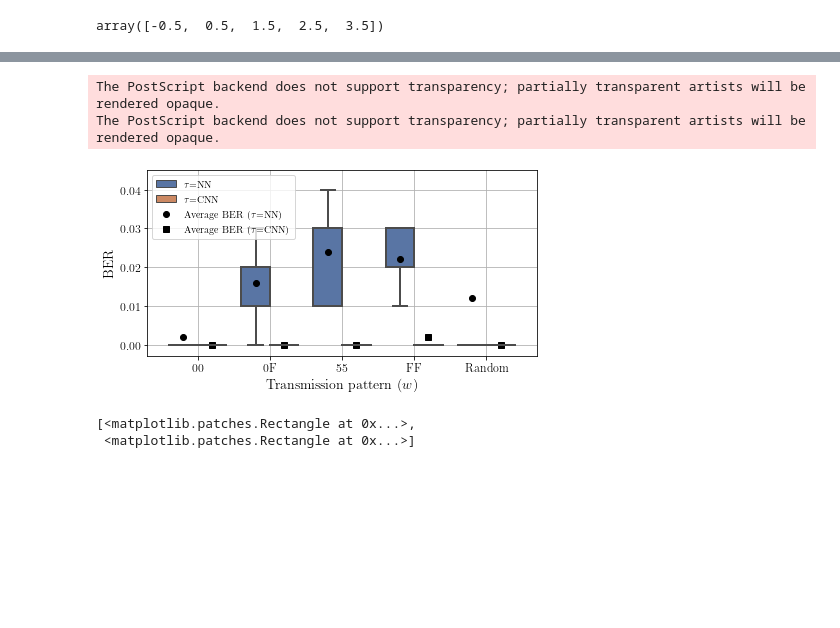
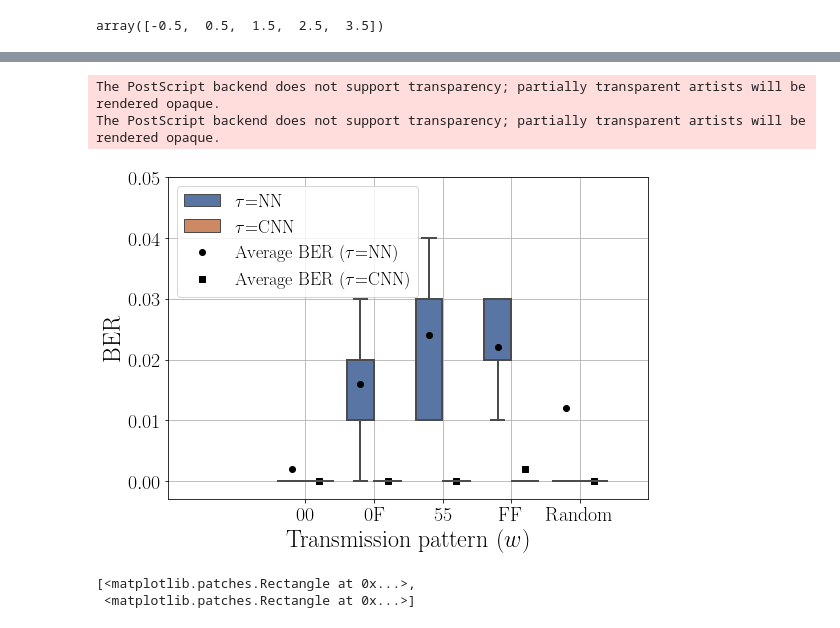
Before and after one commit to IMTAltiStudiLucca/mentalist, a Jupyter notebook: src/plotting.ipynb, the cells around one changed output, grey strips where cells are left out. Cells and saved outputs as stored; diff of their text form; code cells hidden in the pictures; blank space fills up the shorter version.

```diff
--- a/src/plotting.ipynb
+++ b/src/plotting.ipynb
@@ -1846,7 +1852,7 @@ gb_error_rates_cnn = df_error_rates_cnn.groupby('sim_n').agg(
     n_clients = pd.NamedAgg(column='n_clients', aggfunc='first'),
     n_channels=pd.NamedAgg(column='n_channels', aggfunc='first'))
 # %%
-fig, axs = plt.subplots(2,sharex=True,figsize=(6.5,5))
+fig, axs = plt.subplots(2,sharex=True,figsize=(7,5.5))
 
 sns.boxplot(x='n_channels', y='error_rate', data=df_error_rates, color='steelblue', linewidth=2, showfliers=False,ax=axs[0])
 sns.lineplot(x=gb_error_rates.n_channels-1,y=gb_error_rates.error_rate_mean,linewidth=4,color='orangered',label='Average BER',ax=axs[0],marker='o')
@@ -1868,25 +1874,25 @@ sns.lineplot(x=gb_error_rates_cnn.n_channels-1,y=gb_error_rates_cnn.error_rate_m
 #     if i == 4:
 #         axs[i].set_ylabel('Accuracy',fontdict=font)
 
-plt.xlabel('Number of channels ($k$)',fontsize=14,fontdict=font)
+plt.xlabel('Number of channels ($k$)',fontsize=24,fontdict=font)
 axs[0].set_xlabel('')
-axs[0].set_ylabel('BER',fontsize=14,fontdict=font)
-axs[1].set_ylabel('BER',fontsize=14,fontdict=font)
-plt.xticks(fontsize=12)
+axs[0].set_ylabel('BER',fontsize=24,fontdict=font)
+axs[1].set_ylabel('BER',fontsize=24,fontdict=font)
+plt.xticks(fontsize=20)
 handles, _ = axs[0].get_legend_handles_labels()
-axs[0].legend(handles, [r'Average BER $\tau=NN$'], loc="upper left")
+axs[0].legend(handles, [r'Average BER $\tau=NN$'], loc="lower right",fontsize=18)
 
 handles, _ = axs[1].get_legend_handles_labels()
-axs[1].legend(handles, [r'Average BER $\tau=CNN$'], loc="upper left")
+axs[1].legend(handles, [r'Average BER $\tau=CNN$'], loc="lower right",fontsize=18)
 
 
 #set the label format
-# label_format = '{:.2f}'
-# for i in range(0,2):
-#     ticks_loc = axs[i].get_yticks().tolist()
-#     axs[i].yaxis.set_major_locator(mticker.FixedLocator(ticks_loc))
-#     axs[i].set_yticklabels([label_format.format(x) for x in ticks_loc],fontsize=12)
-#     axs[0].set_yticklabels([label_format.format(x) for x in ticks_loc],fontsize=12)
+label_format = '{:.2f}'
+for i in range(0,2):
+    ticks_loc = axs[i].get_yticks().tolist()
+    axs[i].yaxis.set_major_locator(mticker.FixedLocator(ticks_loc))
+    axs[i].set_yticklabels([label_format.format(x) for x in ticks_loc],fontsize=18)
+    axs[i].set_yticklabels([label_format.format(x) for x in ticks_loc],fontsize=18)
 
 # axs[1].set_yticklabels(labels)
 
@@ -2376,14 +2417,14 @@ offsets -= offsets.mean()
 
 fig, ax = plt.subplots()
 
-fig.set_size_inches([6.4,3.375 ])
+fig.set_size_inches((8,5.5))
 ax = sns.boxplot(data=df_error_rates_total, x=x_col, y=y_col, hue=hue_col,
                  hue_order=hue_order, showfliers=False,
                  palette=sns.color_palette('deep'),linewidth=2)
-plt.xlabel('Transmission pattern ($w$)',fontsize=14)
-plt.ylabel('BER',fontsize=14)
-plt.xticks(fontsize=12)
-plt.yticks(fontsize=12)
+plt.xlabel('Transmission pattern ($w$)',fontsize=24)
+plt.ylabel('BER',fontsize=24)
+plt.xticks(fontsize=20)
+plt.yticks(fontsize=20)
 
 means = df_error_rates_total.groupby([hue_col,x_col])[y_col].mean()
 
@@ -2393,36 +2434,37 @@ for (gr,temp),o,m in zip(means.groupby(level=0),offsets,markers):
     ax.plot(np.arange(temp.values.size)-o, temp.values, m,c='black',label='sdf')
 
 handles, _ = ax.get_legend_handles_labels()
 tmp_cnn_average = handles[0]
 tmp_nn_average = handles[1]
 tmp_nn_box = handles[2]
 tmp_cnn_box = handles[3]
 
 handles[0] = tmp_nn_box
 handles[1] = tmp_cnn_box
 handles[2] = tmp_nn_average
 handles[3] = tmp_cnn_average
 
 # # handles[0] = handles[1]
 # # handles[1] = tmp
 ax.legend(handles,
           [r'$\tau$=NN',r'$\tau$=CNN',r'Average BER ($\tau$=NN)',r'Average BER ($\tau$=CNN)',
           ],
-          loc="upper left")
+          loc="upper left",fontsize=18)
 
 
 plt.grid()
 plt.tight_layout()
-plt.ylim([-0.003,0.045])
+plt.ylim([-0.003,0.05])
+plt.xlim([-2,5])
 plt.savefig('plots/error-rate-patterns_both.png', dpi=300)
 plt.savefig('plots/error-rate-patterns_both.svg', dpi=300)
 plt.savefig('plots/error-rate-patterns_both.eps', dpi=300)
 plt.savefig('plots/error-rate-patterns_both.pdf', dpi=300)
 plt.show()
 # %% [output]
 The PostScript backend does not support transparency; partially transparent artists will be rendered opaque.
 The PostScript backend does not support transparency; partially transparent artists will be rendered opaque.
-[figure, old version]
+[figure, new version]
 # %%
 handles
 # %% [output]
```
Also changed, not shown: parts of 14 cells of this notebook, 3 other files.
